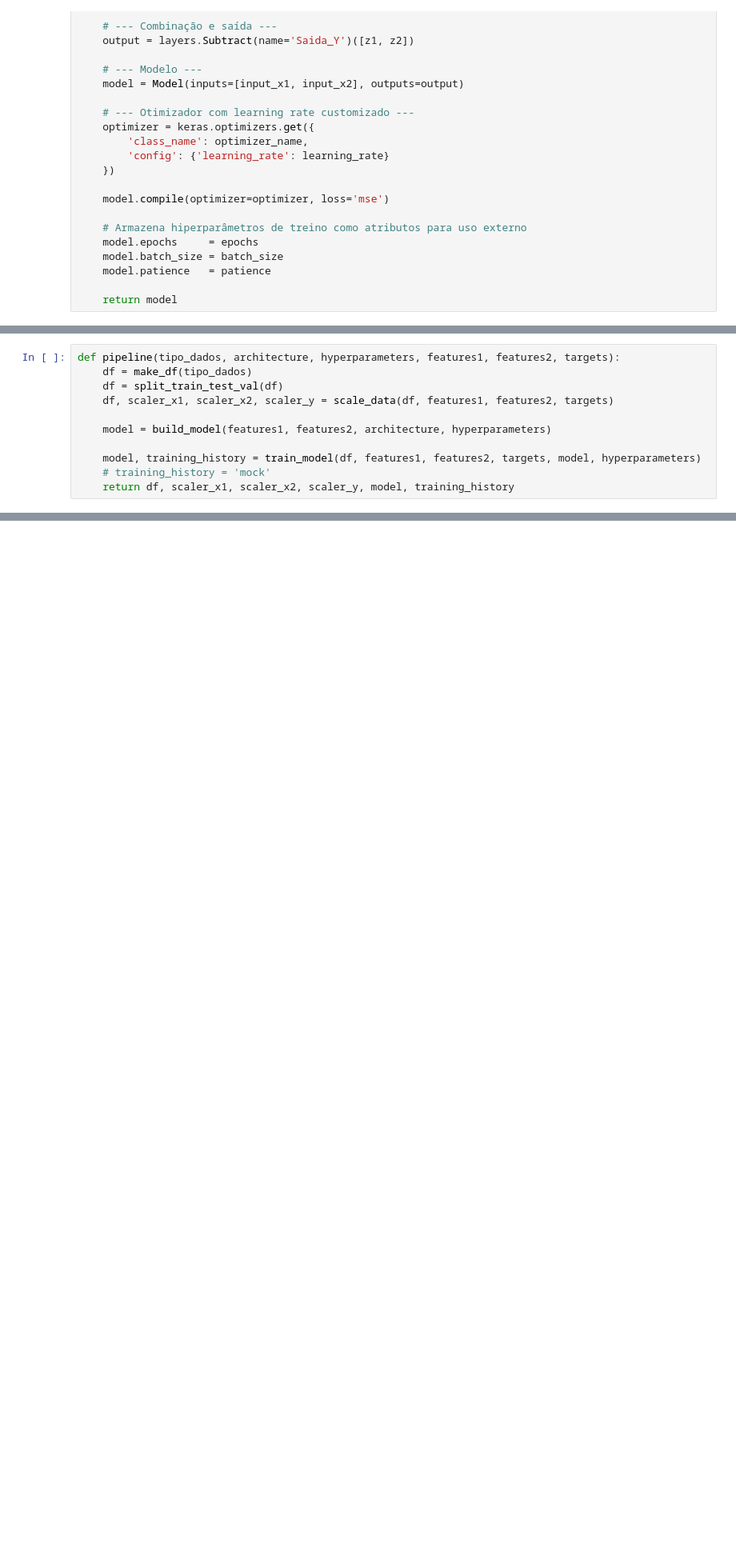
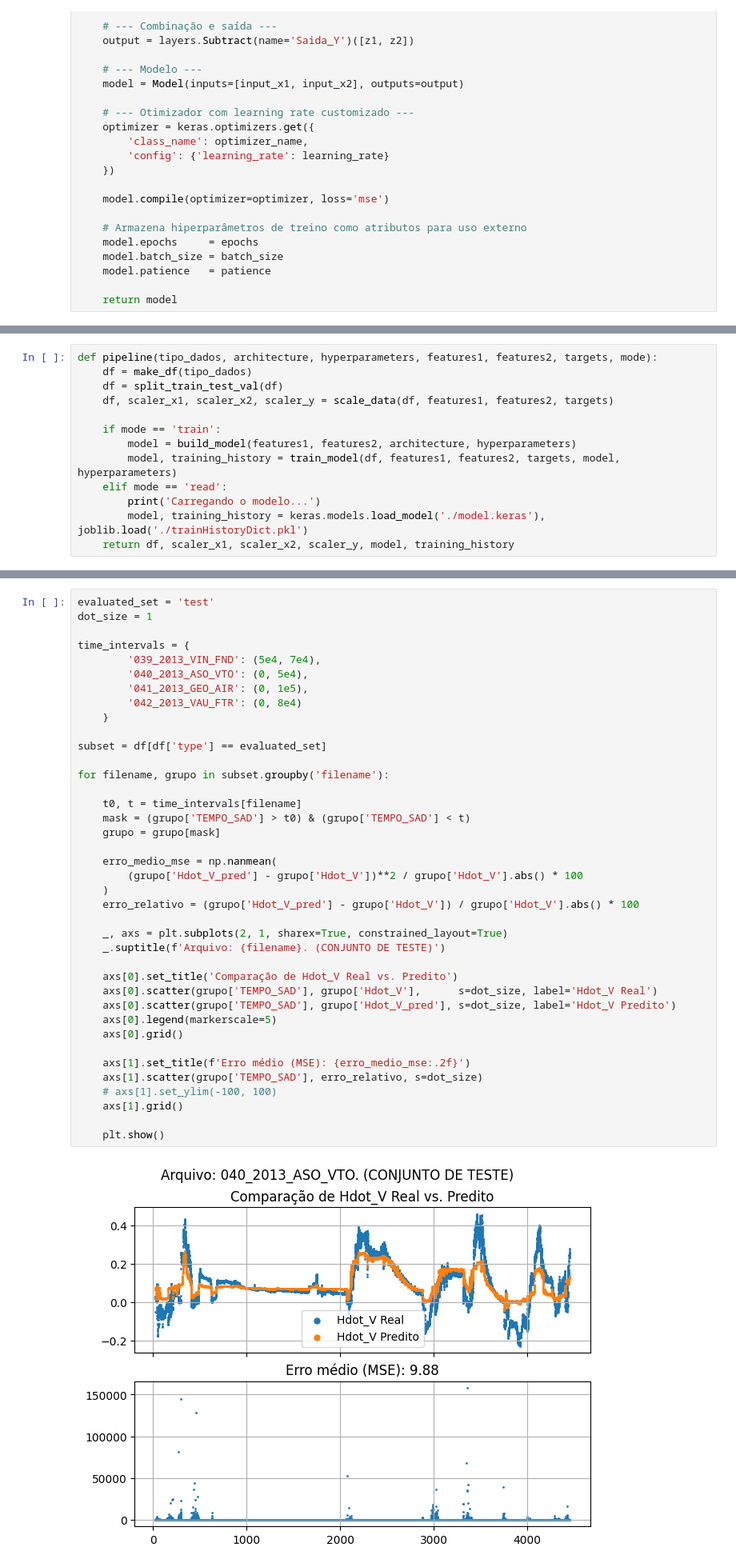
Before and after one commit to ymarcal/PMG, a Jupyter notebook: scriptPMG_refactored.ipynb, the cells around one changed output, grey strips where cells are left out. Shown at 80% size. Cells and saved outputs as stored; diff of their text form; blank space fills up the shorter version.

```diff
--- a/scriptPMG_refactored.ipynb
+++ b/scriptPMG_refactored.ipynb
@@ -516,13 +528,15 @@ def train_model(df, features1, features2, targets, model, hyperparameters):
 
     return model, training_history
 # %%
-def pipeline(tipo_dados, architecture, hyperparameters, features1, features2, targets):
+def pipeline(tipo_dados, architecture, hyperparameters, features1, features2, targets, mode):
     df = make_df(tipo_dados)
     df = split_train_test_val(df)
     df, scaler_x1, scaler_x2, scaler_y = scale_data(df, features1, features2, targets)
 
-    model = build_model(features1, features2, architecture, hyperparameters)
-
-    model, training_history = train_model(df, features1, features2, targets, model, hyperparameters)
-    # training_history = 'mock'
+    if mode == 'train':
+        model = build_model(features1, features2, architecture, hyperparameters)
+        model, training_history = train_model(df, features1, features2, targets, model, hyperparameters)
+    elif mode == 'read':
+        print('Carregando o modelo...')
+        model, training_history = keras.models.load_model('./model.keras'), joblib.load('./trainHistoryDict.pkl')
     return df, scaler_x1, scaler_x2, scaler_y, model, training_history
@@ -647,0 +678,41 @@ df, scaler_x1, scaler_x2, scaler_y, model, training_history, results = analyze(
+# %%
+evaluated_set = 'test'
+dot_size = 1
+
+time_intervals = {
+        '039_2013_VIN_FND': (5e4, 7e4),
+        '040_2013_ASO_VTO': (0, 5e4),
+        '041_2013_GEO_AIR': (0, 1e5),
+        '042_2013_VAU_FTR': (0, 8e4)
+    }
+
+subset = df[df['type'] == evaluated_set]
+
+for filename, grupo in subset.groupby('filename'):
+
+    t0, t = time_intervals[filename]
+    mask = (grupo['TEMPO_SAD'] > t0) & (grupo['TEMPO_SAD'] < t)
+    grupo = grupo[mask]
+
+    erro_medio_mse = np.nanmean(
+        (grupo['Hdot_V_pred'] - grupo['Hdot_V'])**2 / grupo['Hdot_V'].abs() * 100
+    )
+    erro_relativo = (grupo['Hdot_V_pred'] - grupo['Hdot_V']) / grupo['Hdot_V'].abs() * 100
+
+    _, axs = plt.subplots(2, 1, sharex=True, constrained_layout=True)
+    _.suptitle(f'Arquivo: {filename}. (CONJUNTO DE TESTE)')
+
+    axs[0].set_title('Comparação de Hdot_V Real vs. Predito')
+    axs[0].scatter(grupo['TEMPO_SAD'], grupo['Hdot_V'],      s=dot_size, label='Hdot_V Real')
+    axs[0].scatter(grupo['TEMPO_SAD'], grupo['Hdot_V_pred'], s=dot_size, label='Hdot_V Predito')
+    axs[0].legend(markerscale=5)
+    axs[0].grid()
+
+    axs[1].set_title(f'Erro médio (MSE): {erro_medio_mse:.2f}')
+    axs[1].scatter(grupo['TEMPO_SAD'], erro_relativo, s=dot_size)
+    # axs[1].set_ylim(-100, 100)
+    axs[1].grid()
+
+    plt.show()
+# %% [output]
+[figure, added]
```
Also changed, not shown: parts of 23 cells of this notebook.
